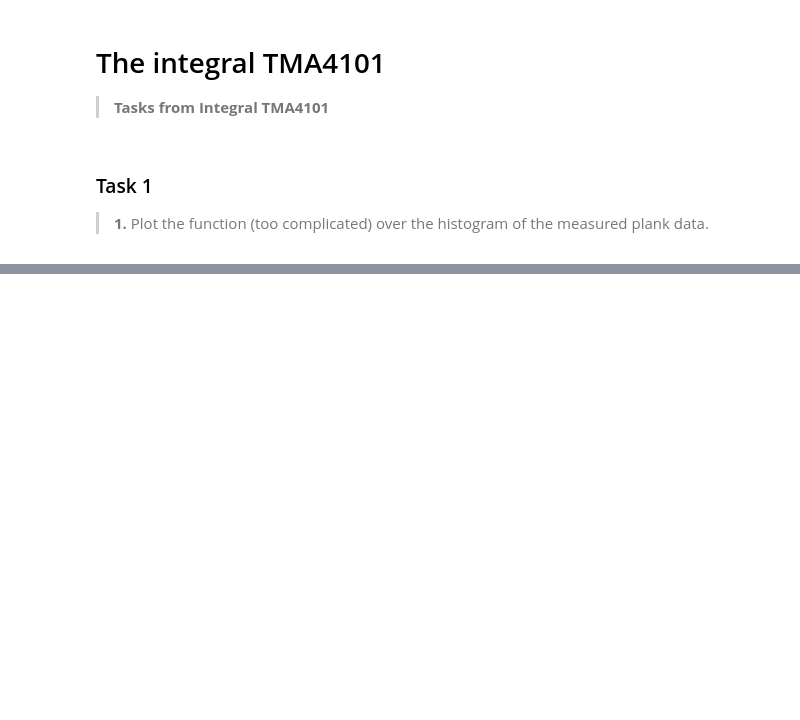
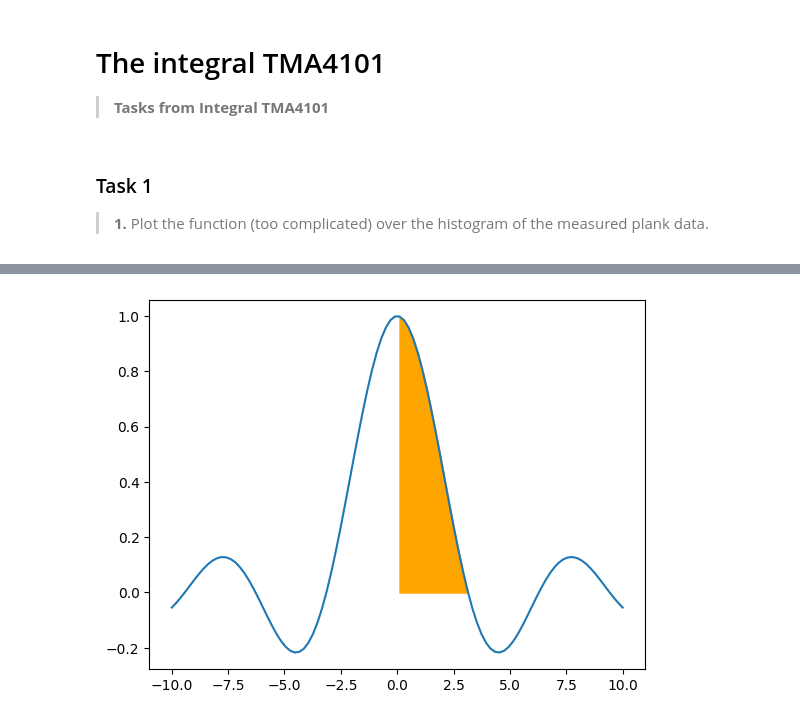
Before and after one commit to erikbohne/TMA4101_Mathematics1, a Jupyter notebook: 7_Integralet/integralet.ipynb, the cells around one changed output, grey strips where cells are left out. Saved outputs shown, nothing was run; the diff lists cells and outputs as text; code cells hidden in the pictures; blank space fills up the shorter version.

```diff
--- a/7_Integralet/integralet.ipynb
+++ b/7_Integralet/integralet.ipynb
@@ -32,0 +110,14 @@ plt.show()
+# %%
+#Define new sinc function that handles singularity at x=0
+def sinc(x):
+    """Sinc function"""
+    result = np.where(x == 0, 1, np.sin(x) / x)
+    return result
+
+# Visualize sinc function with area under the curve from x = 0 to x = pi
+x = np.linspace(-10, 10, 100)
+plt.fill_between(x, sinc(x), where=(x >= 0) & (x <= np.pi), color='orange')
+plt.plot(x, sinc(x))
+plt.show()
+# %% [output]
+[figure, added]
```
Also changed, not shown: parts of 8 cells of this notebook.
